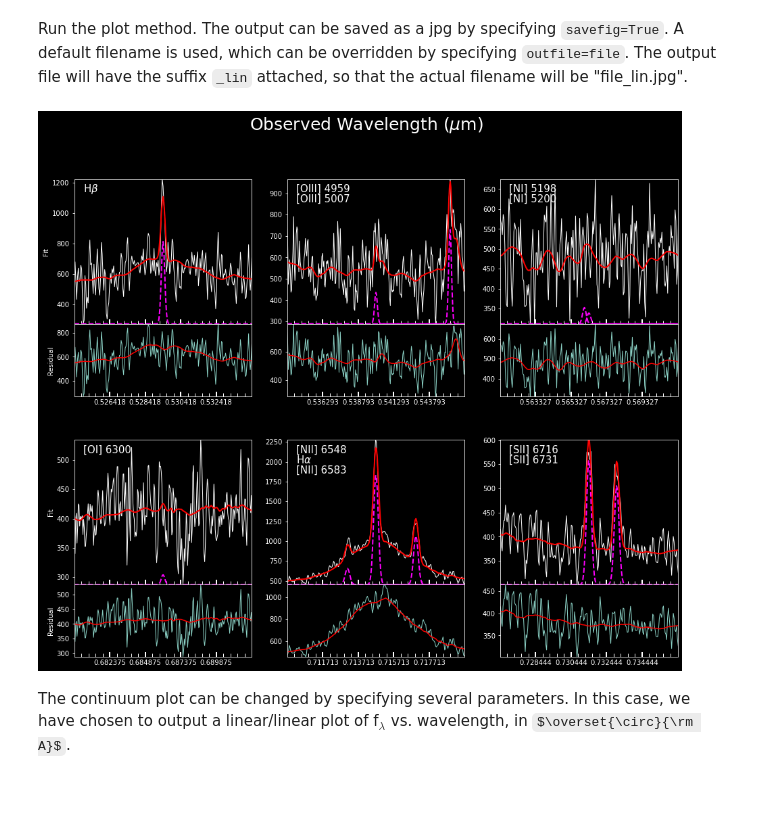
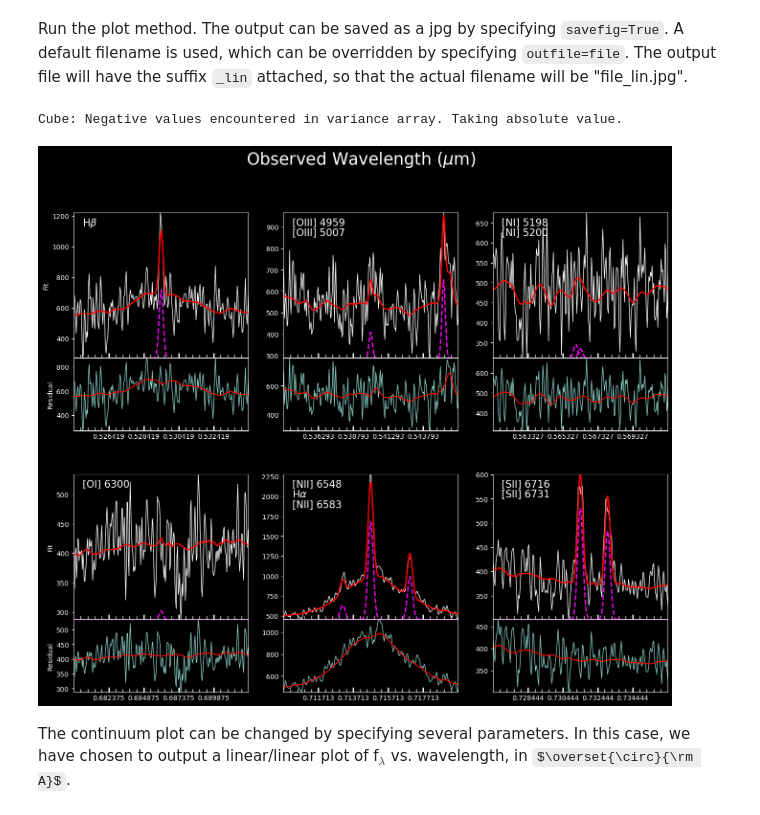
Before and after one commit to Q3D/q3dfit, a Jupyter notebook: jnb/q3dfit_example_restframeopt_ground.ipynb, the cells around one changed output. Saved outputs shown, nothing was run; the diff lists cells and outputs as text; code cells hidden in the pictures; some formulas as TeX source.

Commit message:
Updated nbs for new q3do.plot_line() call. Added forcefloat64 parameter to q3di to allow for differing precision requirements of questfit and fitqsohostfcn.

```diff
--- a/jnb/q3dfit_example_restframeopt_ground.ipynb
+++ b/jnb/q3dfit_example_restframeopt_ground.ipynb
@@ -328,9 +328,9 @@ q3di.argscontfit['add_poly_degree'] = 30
 Optional arguments to `lmfit`. These are the tolerances for determining fit convergence, described in further detail [here](https://docs.scipy.org/doc/scipy/reference/generated/scipy.optimize.least_squares.html).
 # %%
 argslmfit = dict()
-argslmfit['ftol'] = 1.e-10
-argslmfit['gtol'] = 1.e-10
-argslmfit['xtol'] = 1.e-10
+argslmfit['ftol'] = 1.e-15
+argslmfit['gtol'] = 1.e-15
+argslmfit['xtol'] = 1.e-15
 
 q3di.argscontfit['argslmfit'] = argslmfit
 # %% [markdown]
@@ -399,9 +399,10 @@ argsplotline['size'] = [0.01, 0.0125, 0.01, 0.0125, 0.0100, 0.0100]
 # %% [markdown]
 Run the plot method. The output can be saved as a jpg by specifying `savefig=True`. A default filename is used, which can be overridden by specifying `outfile=file`. The output file will have the suffix `_lin` attached, so that the actual filename will be "file_lin.jpg".
 # %%
-q3do.plot_line(plotargs=argsplotline)
+q3do.plot_line(q3di,plotargs=argsplotline)
 # %% [output]
+Cube: Negative values encountered in variance array. Taking absolute value.
-[figure, old version]
+[figure, new version]
 # %% [markdown]
 The continuum plot can be changed by specifying several parameters. In this case, we have chosen to output a linear/linear plot of f$_\lambda$ vs. wavelength, in $\overset{\circ}{\rm A}$.
 # %%
```
Also changed, not shown: parts of 7 cells of this notebook, 6 other files.
